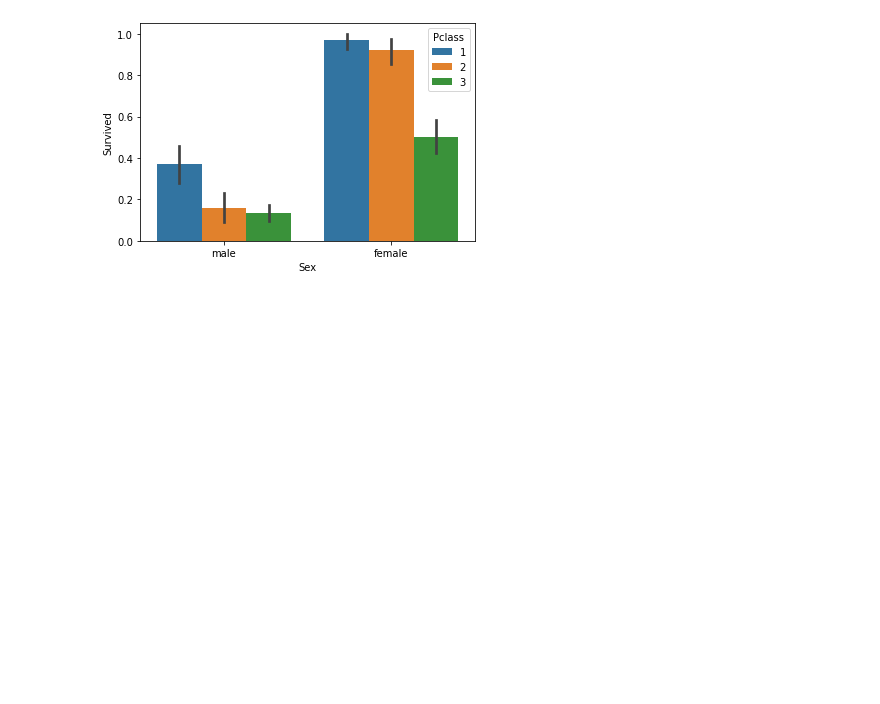
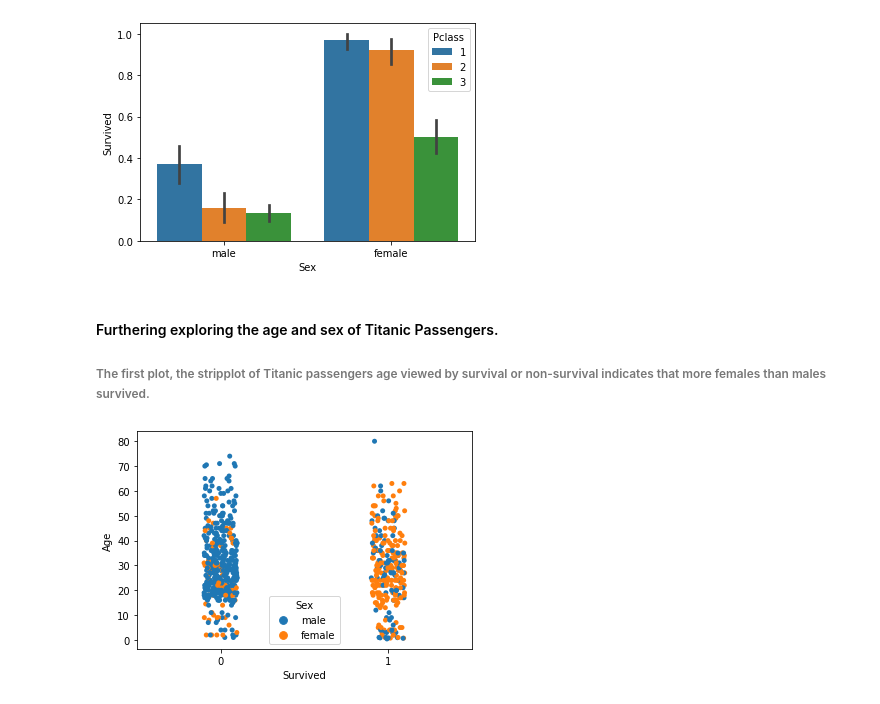
Before and after one commit to Thop2/TitanicSurvivalPrediction, a Jupyter notebook: TitanicEDA.ipynb, the cells around one changed output. Cells and saved outputs as stored; diff of their text form; code cells hidden in the pictures; blank space fills up the shorter version.

```diff
--- a/TitanicEDA.ipynb
+++ b/TitanicEDA.ipynb
@@ -136,3 +136,15 @@ sns.barplot(x='Sex', y='Survived', hue='Pclass', data=titanictrain)
 # %% [output]
 <AxesSubplot:xlabel='Sex', ylabel='Survived'>
 [figure]
+# %% [markdown]
+#### Furthering exploring the age and sex of Titanic Passengers.
+###### The first plot, the stripplot of Titanic passengers age viewed by survival or non-survival indicates that more females than males survived.
+# %%
+from matplotlib.pyplot import title
+from pip import main
+
+
+sns.stripplot(x='Survived', y='Age', hue='Sex', data=titanictrain)
+plt.show()
+# %% [output]
+[figure, added]
```
Also changed, not shown: parts of 2 cells of this notebook.
